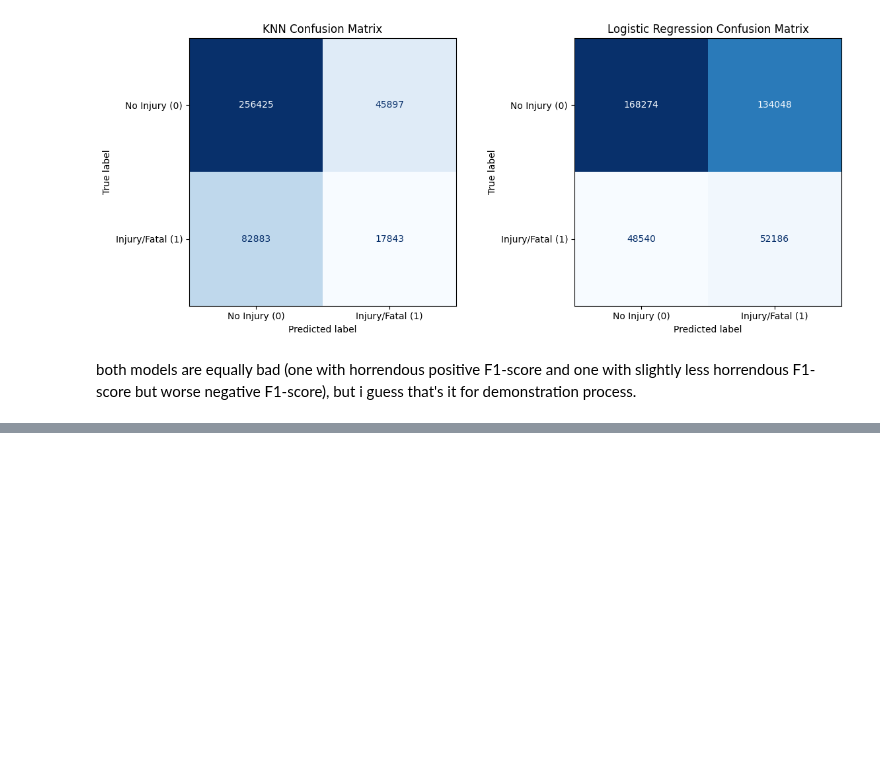
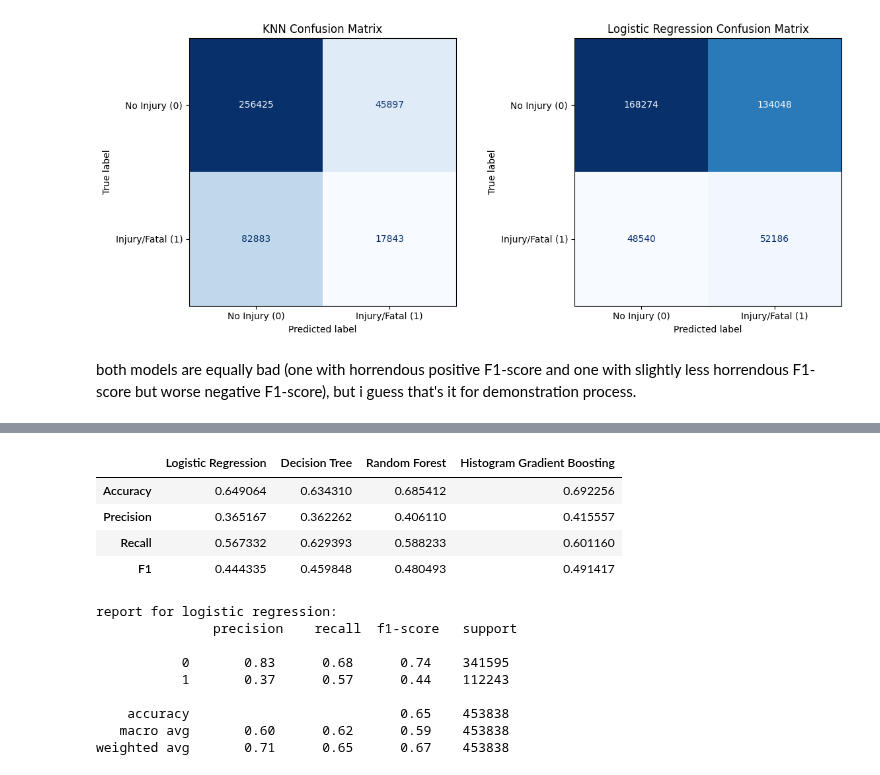
Before and after one commit to minhtoriet/NYC-Collision-Data-EDA, a Jupyter notebook: collisions.ipynb, the cells around one changed output, grey strips where cells are left out. Drawn from its saved outputs; the diff is of its cells as text; code cells hidden in the pictures; blank space fills up the shorter version.

```diff
--- a/collisions.ipynb
+++ b/collisions.ipynb
@@ -717,0 +1124,41 @@ both models are equally bad (one with horrendous positive F1-score and one with
+# %%
+eval_criteria = ['Accuracy','Precision','Recall','F1']
+d = {'Logistic Regression' : [
+    accuracy_score(y_test,lr_pred),
+    precision_score(y_test,lr_pred,pos_label=1),
+    recall_score(y_test,lr_pred,pos_label=1),
+    f1_score(y_test,lr_pred,pos_label=1)
+],'Decision Tree' : [
+    accuracy_score(y_test,dt_pred),
+    precision_score(y_test,dt_pred,pos_label=1),
+    recall_score(y_test,dt_pred,pos_label=1),
+    f1_score(y_test,dt_pred,pos_label=1)
+],'Random Forest' : [
+    accuracy_score(y_test,randf_pred),
+    precision_score(y_test,randf_pred,pos_label=1),
+    recall_score(y_test,randf_pred,pos_label=1),
+    f1_score(y_test,randf_pred,pos_label=1)
+],'Histogram Gradient Boosting' : [
+    accuracy_score(y_test,histgrad_pred),
+    precision_score(y_test,histgrad_pred,pos_label=1),
+    recall_score(y_test,histgrad_pred,pos_label=1),
+    f1_score(y_test,histgrad_pred,pos_label=1)
+]}
+results_df = pd.DataFrame(index=eval_criteria,data=d)
+display(results_df)
+print('report for logistic regression: \n',classification_report(y_test, lr_pred))
+# %% [output]
+|  | Logistic Regression | Decision Tree | Random Forest | Histogram Gradient Boosting |
+| Accuracy | 0.649064 | 0.634310 | 0.685412 | 0.692256 |
+| Precision | 0.365167 | 0.362262 | 0.406110 | 0.415557 |
+| Recall | 0.567332 | 0.629393 | 0.588233 | 0.601160 |
+| F1 | 0.444335 | 0.459848 | 0.480493 | 0.491417 |
+report for logistic regression:
+               precision    recall  f1-score   support
+
+           0       0.83      0.68      0.74    341595
+           1       0.37      0.57      0.44    112243
+
+    accuracy                           0.65    453838
+   macro avg       0.60      0.62      0.59    453838
+weighted avg       0.71      0.65      0.67    453838
```
Also changed, not shown: parts of 53 cells of this notebook, 3 other files.
